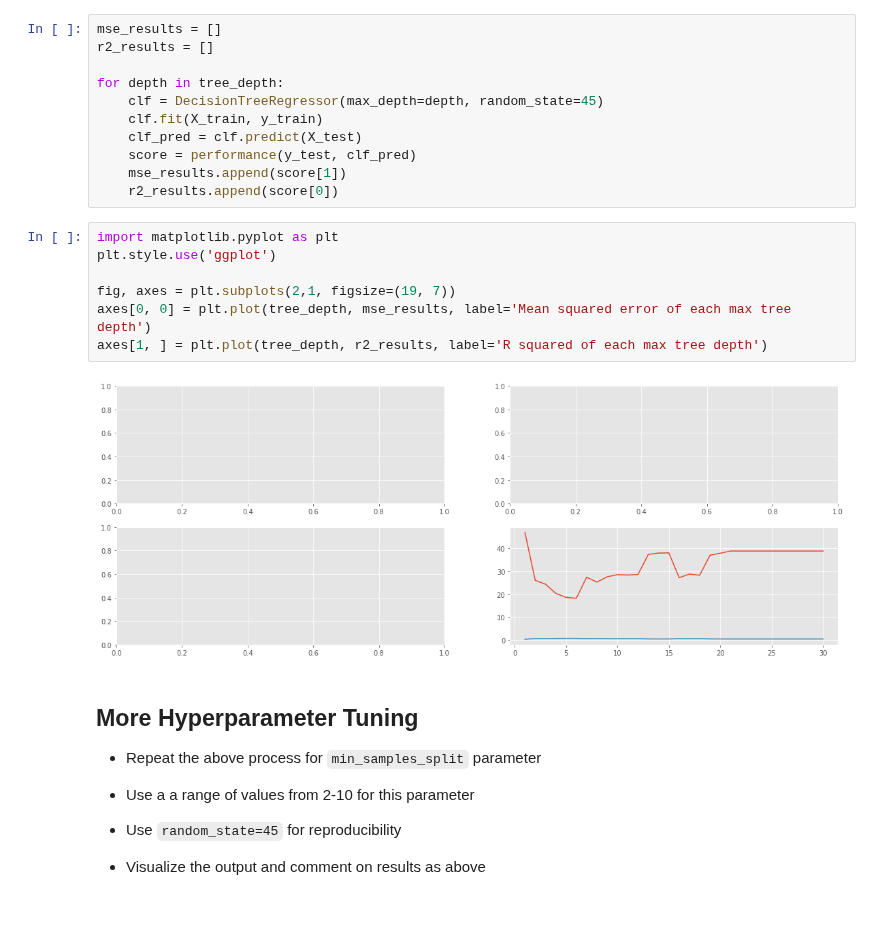
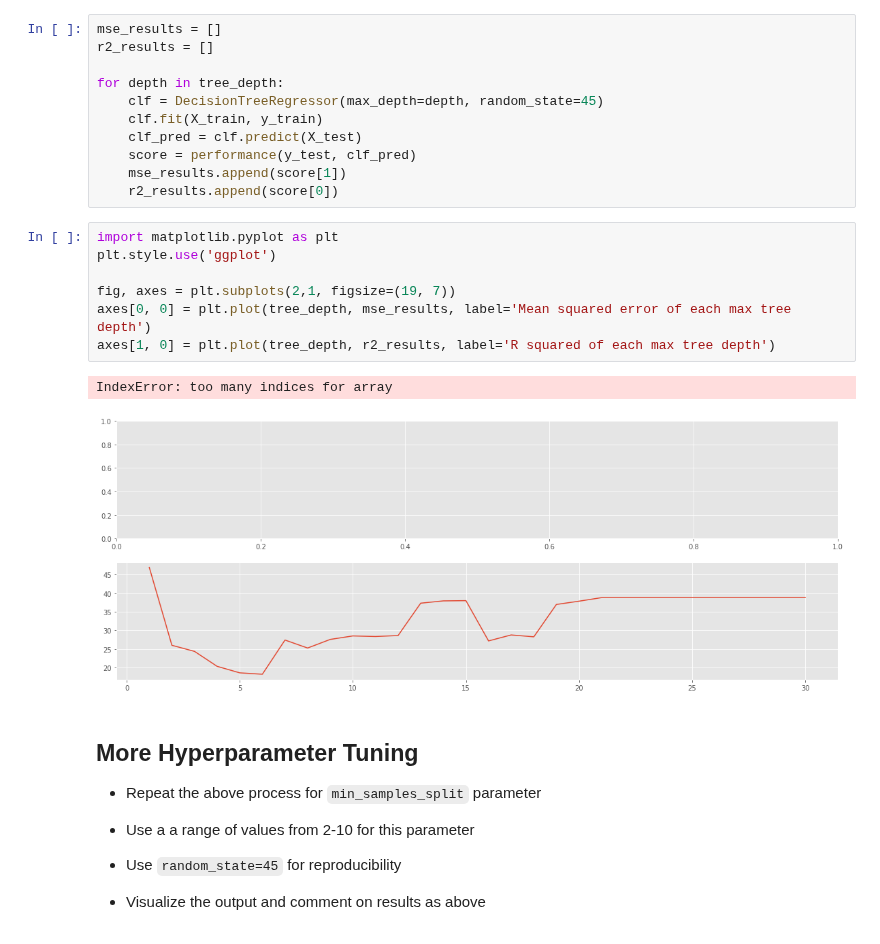
Before and after one commit to ColinFangshu/dsc-tuning-regression-trees-lab-seattle-ds-career-051319, a Jupyter notebook: index.ipynb, the cells around one changed output. Cells and saved outputs as stored; diff of their text form.

```diff
--- a/index.ipynb
+++ b/index.ipynb
@@ -179,12 +179,13 @@ for depth in tree_depth:
 # %%
 import matplotlib.pyplot as plt
 plt.style.use('ggplot')
 
 fig, axes = plt.subplots(2,1, figsize=(19, 7))
 axes[0, 0] = plt.plot(tree_depth, mse_results, label='Mean squared error of each max tree depth')
-axes[1, ] = plt.plot(tree_depth, r2_results, label='R squared of each max tree depth')
+axes[1, 0] = plt.plot(tree_depth, r2_results, label='R squared of each max tree depth')
 # %% [output]
+IndexError: too many indices for array
-[figure, old version]
+[figure, new version]
 # %% [markdown]
 ## More Hyperparameter Tuning
 
```
